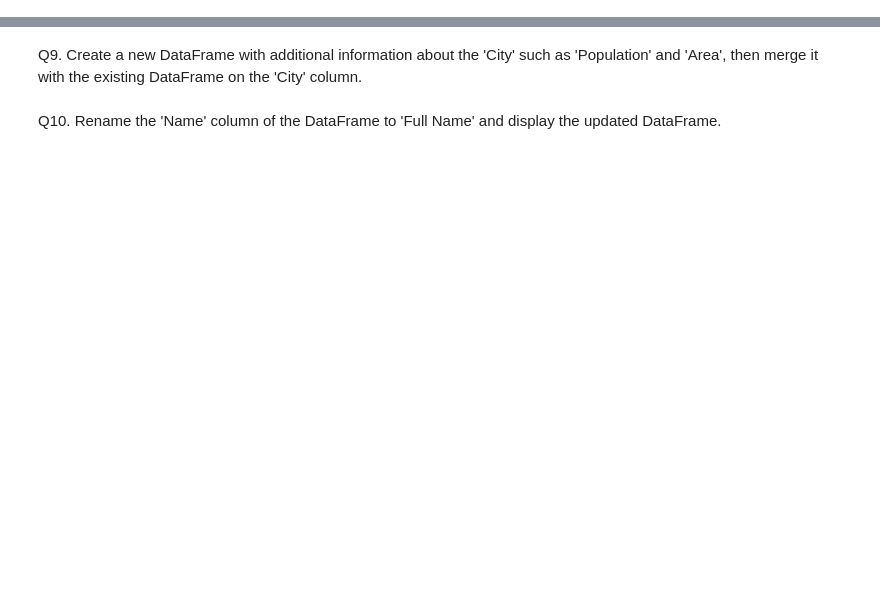
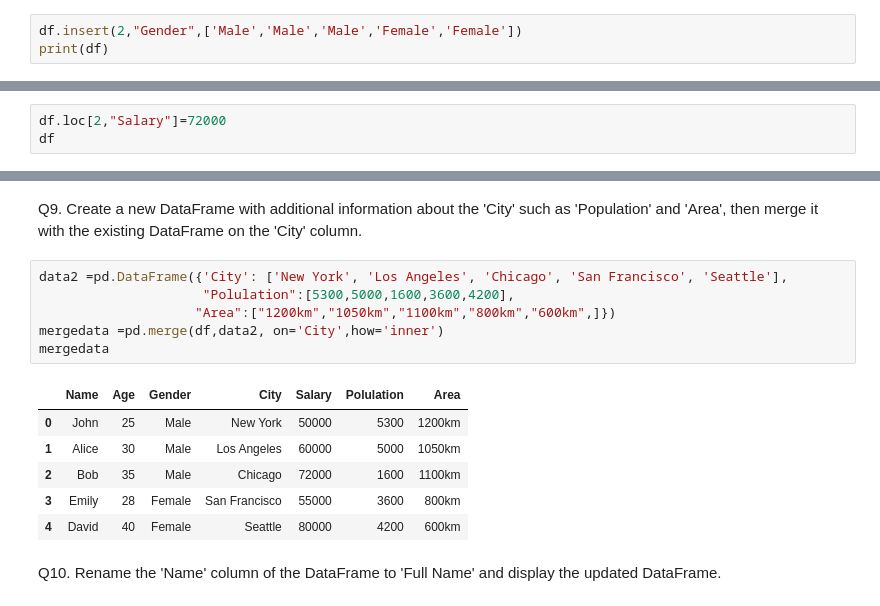
Before and after one commit to TSG25/college_work.py-ML, a Jupyter notebook: Week1_Practice_Worksheet.ipynb, the cells around one changed output, grey strips where cells are left out. Cells and saved outputs as stored; diff of their text form; blank space fills up the shorter version.

```diff
--- a/Week1_Practice_Worksheet.ipynb
+++ b/Week1_Practice_Worksheet.ipynb
@@ -189,2 +241,5 @@ Q5. Filter the DataFrame to show only the rows where the 'Age' is greater than 3
 # %% [markdown]
 Q6. Add a new column 'Gender' to the DataFrame with values 'Male' for the first three rows and 'Female' for the last two rows.
+# %%
+df.insert(2,"Gender",['Male','Male','Male','Female','Female'])
+print(df)
@@ -193,2 +266,5 @@ Q7. Group the DataFrame by 'City' and calculate the average salary in each city.
 # %% [markdown]
 Q8. Update the 'Salary' of the person named 'Bob' to 72000.
+# %%
+df.loc[2,"Salary"]=72000
+df
@@ -195,4 +278,17 @@ Q8. Update the 'Salary' of the person named 'Bob' to 72000.
 # %% [markdown]
 Q9. Create a new DataFrame with additional information about the 'City' such as 'Population' and 'Area', then merge it with the existing DataFrame on the 'City' column.
+# %%
+data2 =pd.DataFrame({'City': ['New York', 'Los Angeles', 'Chicago', 'San Francisco', 'Seattle'],
+                     "Polulation":[5300,5000,1600,3600,4200],
+                    "Area":["1200km","1050km","1100km","800km","600km",]})
+mergedata =pd.merge(df,data2, on='City',how='inner')
+mergedata
+# %% [output]
+|  | Name | Age | Gender | City | Salary | Polulation | Area |
+| 0 | John | 25 | Male | New York | 50000 | 5300 | 1200km |
+| 1 | Alice | 30 | Male | Los Angeles | 60000 | 5000 | 1050km |
+| 2 | Bob | 35 | Male | Chicago | 72000 | 1600 | 1100km |
+| 3 | Emily | 28 | Female | San Francisco | 55000 | 3600 | 800km |
+| 4 | David | 40 | Female | Seattle | 80000 | 4200 | 600km |
 # %% [markdown]
 Q10. Rename the 'Name' column of the DataFrame to 'Full Name' and display the updated DataFrame.
```
Also changed, not shown: parts of 10 cells of this notebook.
